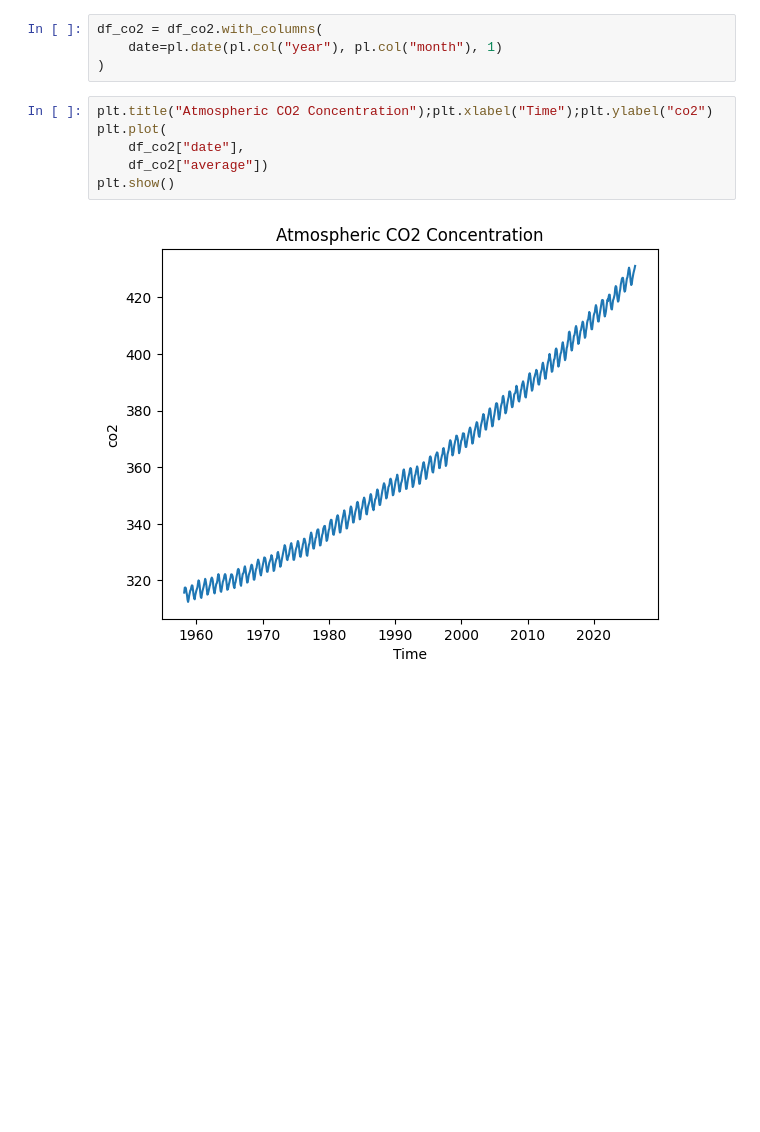
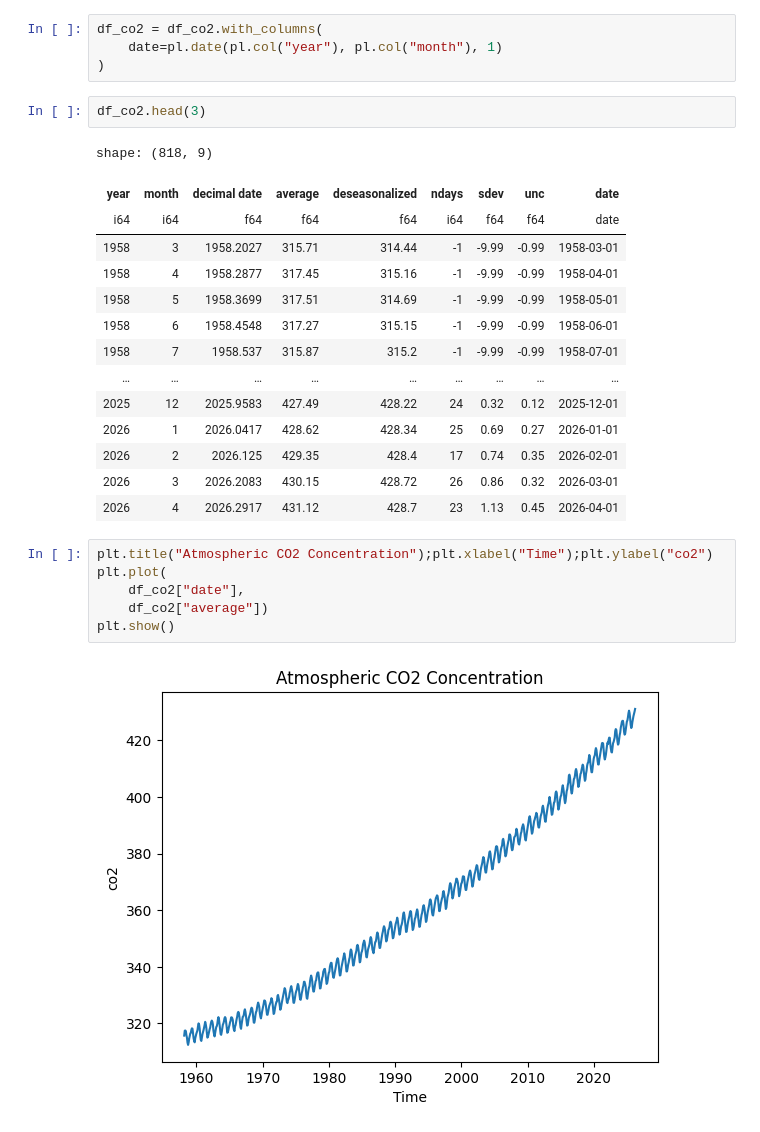
Before and after one commit to jayr0n/Time-Series-Coursera, a Jupyter notebook: Week-1/Basic Statistics.ipynb, the cells around one changed output. Saved outputs shown, nothing was run; the diff lists cells and outputs as text; blank space fills up the shorter version.

```diff
--- a/Week-1/Basic Statistics.ipynb
+++ b/Week-1/Basic Statistics.ipynb
@@ -228,6 +228,23 @@ shape: (9, 9)
 df_co2 = df_co2.with_columns(
     date=pl.date(pl.col("year"), pl.col("month"), 1)
 )
+# %%
+df_co2.head(3)
+# %% [output]
+shape: (818, 9)
+| year | month | decimal date | average | deseasonalized | ndays | sdev | unc | date |
+| i64 | i64 | f64 | f64 | f64 | i64 | f64 | f64 | date |
+| 1958 | 3 | 1958.2027 | 315.71 | 314.44 | -1 | -9.99 | -0.99 | 1958-03-01 |
+| 1958 | 4 | 1958.2877 | 317.45 | 315.16 | -1 | -9.99 | -0.99 | 1958-04-01 |
+| 1958 | 5 | 1958.3699 | 317.51 | 314.69 | -1 | -9.99 | -0.99 | 1958-05-01 |
+| 1958 | 6 | 1958.4548 | 317.27 | 315.15 | -1 | -9.99 | -0.99 | 1958-06-01 |
+| 1958 | 7 | 1958.537 | 315.87 | 315.2 | -1 | -9.99 | -0.99 | 1958-07-01 |
+| … | … | … | … | … | … | … | … | … |
+| 2025 | 12 | 2025.9583 | 427.49 | 428.22 | 24 | 0.32 | 0.12 | 2025-12-01 |
+| 2026 | 1 | 2026.0417 | 428.62 | 428.34 | 25 | 0.69 | 0.27 | 2026-01-01 |
+| 2026 | 2 | 2026.125 | 429.35 | 428.4 | 17 | 0.74 | 0.35 | 2026-02-01 |
+| 2026 | 3 | 2026.2083 | 430.15 | 428.72 | 26 | 0.86 | 0.32 | 2026-03-01 |
+| 2026 | 4 | 2026.2917 | 431.12 | 428.7 | 23 | 1.13 | 0.45 | 2026-04-01 |
 # %%
 plt.title("Atmospheric CO2 Concentration");plt.xlabel("Time");plt.ylabel("co2")
 plt.plot(
```
Also changed, not shown: parts of 10 cells of this notebook.
